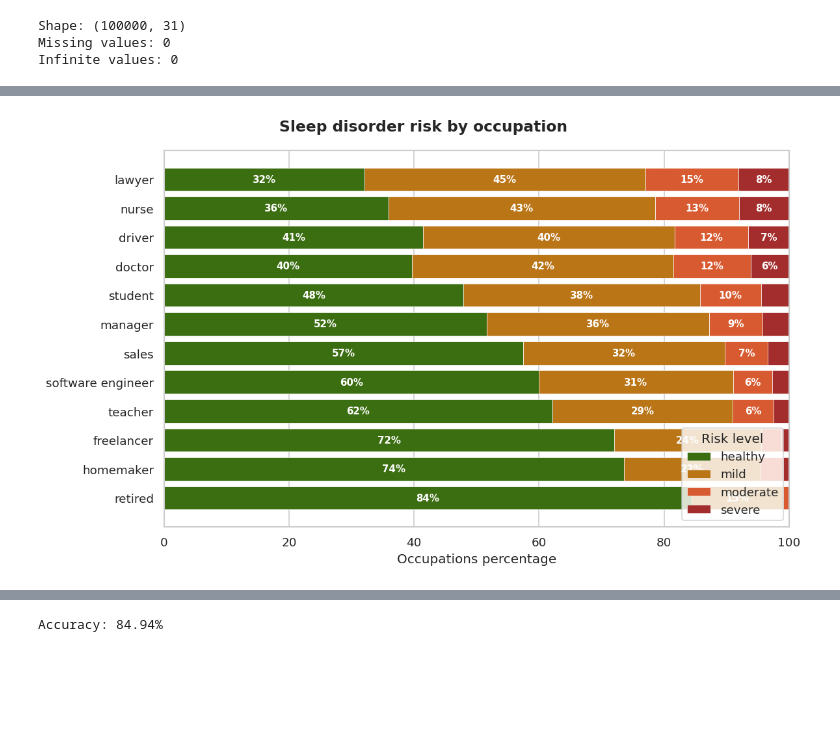
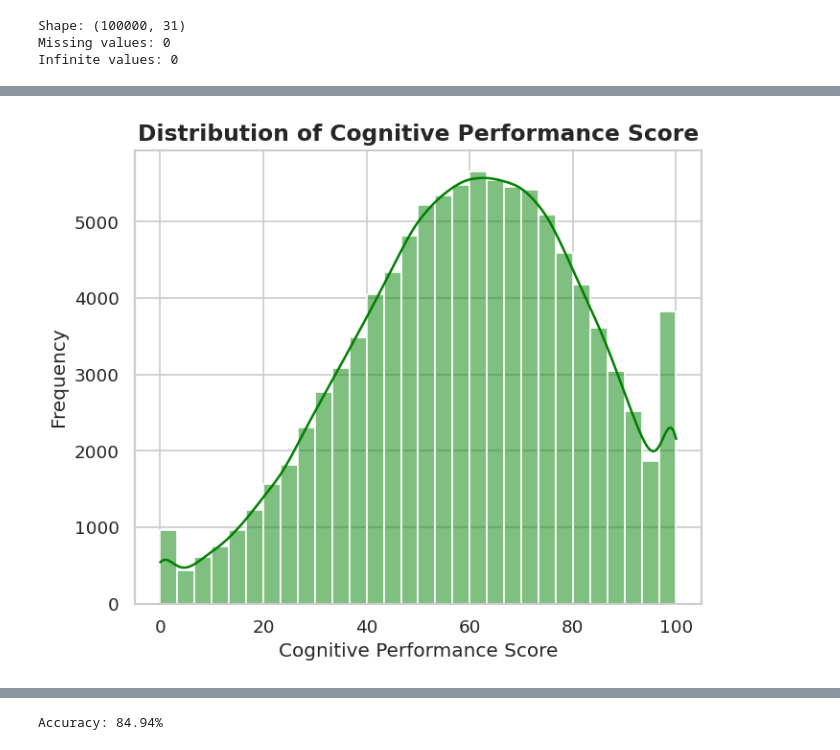
Before and after one commit to ibtihal7alharbi-tech/ML-project, a Jupyter notebook: sleep_disorder_risk_prediction.ipynb, the cells around one changed output, grey strips where cells are left out. Saved outputs shown, nothing was run; the diff lists cells and outputs as text; code cells hidden in the pictures; blank space fills up the shorter version.

Commit message:
Other figures and enhanced model 2 MAE, R2 score

```diff
--- a/sleep_disorder_risk_prediction.ipynb
+++ b/sleep_disorder_risk_prediction.ipynb
@@ -308,25 +224,13 @@ plt.show()
-# %%
-occ_risk = pd.crosstab(df["occupation"], df["sleep_disorder_risk"], normalize="index") * 100
-occ_risk = occ_risk.reindex(columns=RISK_ORDER).fillna(0)
-occ_risk = occ_risk.sort_values("severe", ascending=True)
-
-fig, ax = plt.subplots(figsize=(10, 6))
-fig.suptitle("Sleep disorder risk by occupation", fontsize=14, fontweight="bold")
-
-bottom = np.zeros(len(occ_risk))
-for risk in RISK_ORDER:
-    vals = occ_risk[risk].values
-    bars = ax.barh(occ_risk.index, vals, left=bottom, color=PALETTE_RISK[risk], label=risk, edgecolor="white", linewidth=0.4)
-    for bar, val in zip(bars, vals):
-        if val > 6:
-            ax.text(bar.get_x() + bar.get_width()/2, bar.get_y() + bar.get_height()/2,
-                    f"{val:.0f}%", ha="center", va="center", fontsize=9, color="white", fontweight="bold")
-    bottom += vals
-
-ax.set_xlim(0, 100)
-ax.set_xlabel("Occupations percentage")
-ax.legend(loc="lower right", title="Risk level")
-plt.tight_layout()
-plt.show()
-# %% [output]
-[figure, removed]
+# %%
+# Distribution of Cognitive Performance
+plt.figure(figsize=(6,5))
+
+sns.histplot(data=df, x='cognitive_performance_score', bins=30, kde=True, color='Green')
+
+plt.title("Distribution of Cognitive Performance Score", fontsize=14, weight='bold')
+plt.xlabel("Cognitive Performance Score")
+plt.ylabel("Frequency")
+plt.tight_layout()
+plt.show()
+# %% [output]
+[figure, added]
```
Also changed, not shown: parts of 10 cells of this notebook.
